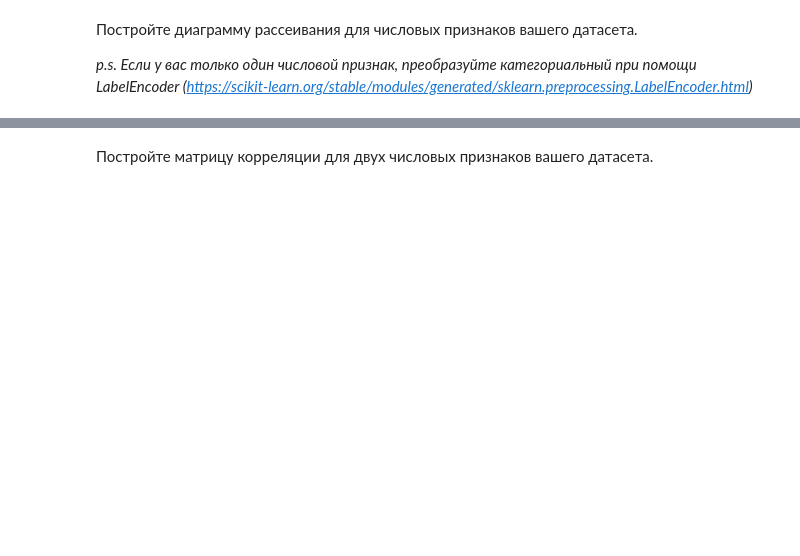
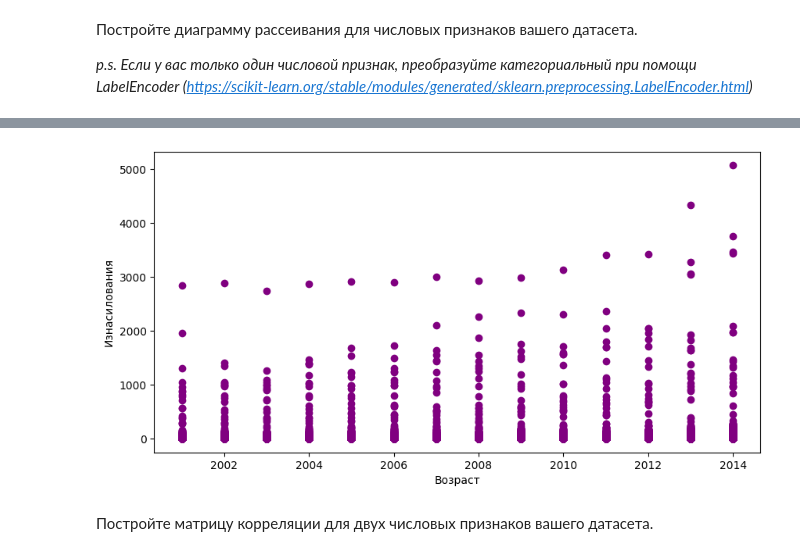
Before and after one commit to SADDLOVE/lab, a Jupyter notebook: lab2/Задание_2.ipynb, the cells around one changed output, grey strips where cells are left out. Saved outputs shown, nothing was run; the diff lists cells and outputs as text; code cells hidden in the pictures; blank space fills up the shorter version.

```diff
--- a/lab2/Задание_2.ipynb
+++ b/lab2/Задание_2.ipynb
@@ -202,2 +214,14 @@ fig.show()
+# %%
+import numpy as np
+import matplotlib.pyplot as plt
+
+plt.figure(figsize=(10, 5))
+plt.scatter(df['Year'], df['Rape'], color='purple')
+plt.xlabel('Возраст')
+plt.ylabel('Изнасилования')
+
+plt.show()
+# %% [output]
+[figure, added]
 # %% [markdown]
 Постройте матрицу корреляции для двух числовых признаков вашего датасета.
```
Also changed, not shown: parts of 16 cells of this notebook.
